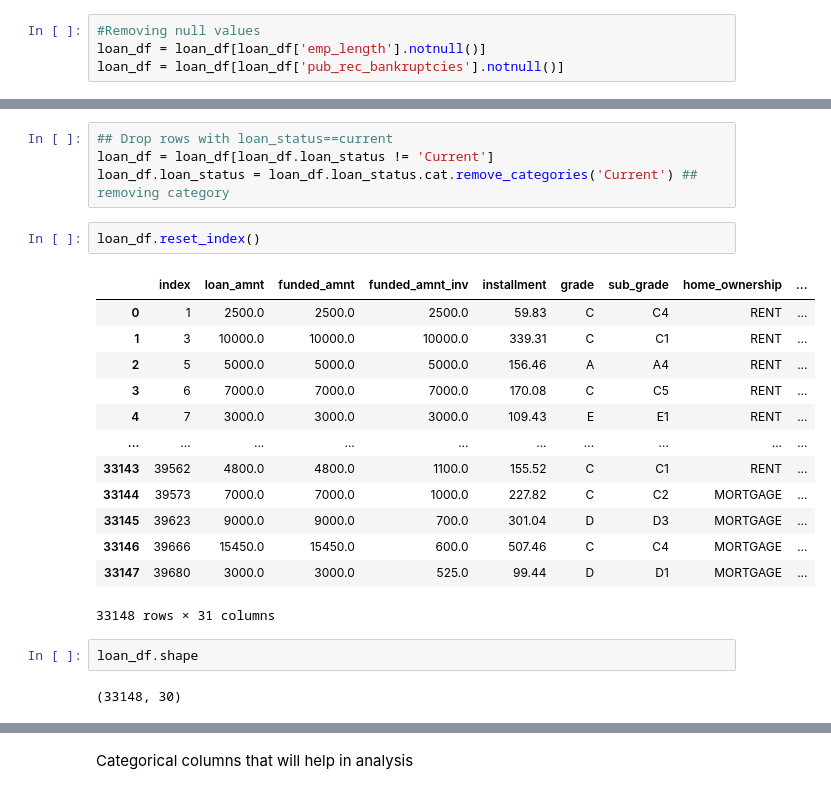
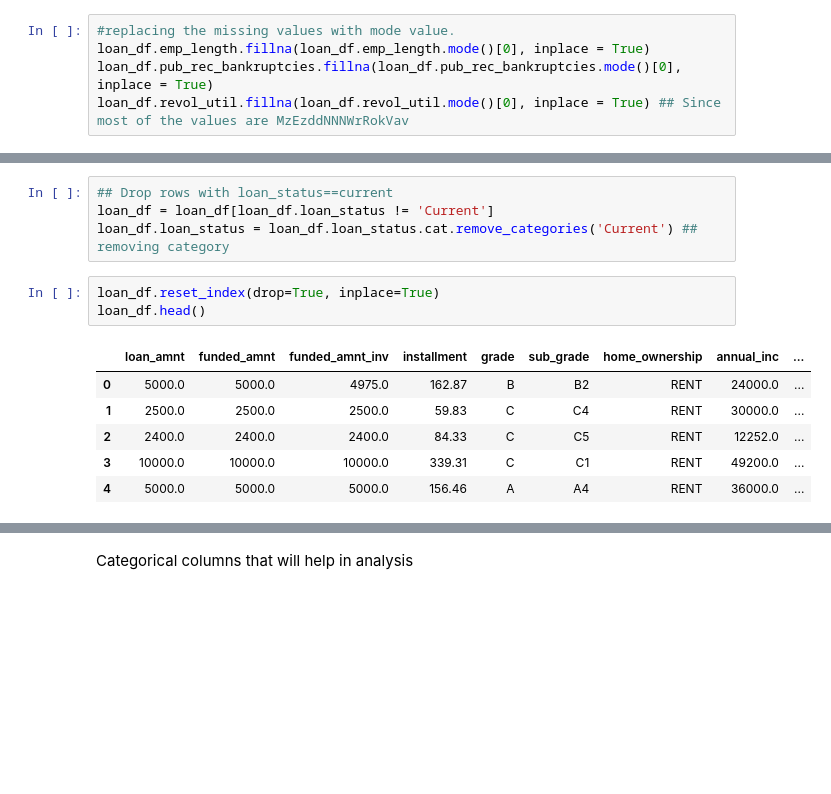
Before and after one commit to rainasharma/Lending-Club-Case-Study, a Jupyter notebook: Group_Raina_Sharma.ipynb, the cells around one changed output, grey strips where cells are left out. Drawn from its saved outputs; the diff is of its cells as text; blank space fills up the shorter version.

```diff
--- a/Group_Raina_Sharma.ipynb
+++ b/Group_Raina_Sharma.ipynb
@@ -138,7 +175,8 @@ dtype: float64
 # %%
-#Removing null values
-loan_df = loan_df[loan_df['emp_length'].notnull()]
-loan_df = loan_df[loan_df['pub_rec_bankruptcies'].notnull()]
+#replacing the missing values with mode value.
+loan_df.emp_length.fillna(loan_df.emp_length.mode()[0], inplace = True)
+loan_df.pub_rec_bankruptcies.fillna(loan_df.pub_rec_bankruptcies.mode()[0], inplace = True)
+loan_df.revol_util.fillna(loan_df.revol_util.mode()[0], inplace = True) ## Since most of the values are MzEzddNNNWrRokVav
 # %% [markdown]
 ## Handling Data Types
 # %%
@@ -433,22 +578,12 @@ loan_df.describe(percentiles=[0.25,0.5,0.75,0.9,0.95])
 loan_df = loan_df[loan_df.loan_status != 'Current']
 loan_df.loan_status = loan_df.loan_status.cat.remove_categories('Current') ## removing category
 # %%
-loan_df.reset_index()
+loan_df.reset_index(drop=True, inplace=True)
+loan_df.head()
 # %% [output]
-|  | index | loan_amnt | funded_amnt | funded_amnt_inv | installment | grade | sub_grade | home_ownership | ... |
-| 0 | 1 | 2500.0 | 2500.0 | 2500.0 | 59.83 | C | C4 | RENT | ... |
-| 1 | 3 | 10000.0 | 10000.0 | 10000.0 | 339.31 | C | C1 | RENT | ... |
-| 2 | 5 | 5000.0 | 5000.0 | 5000.0 | 156.46 | A | A4 | RENT | ... |
-| 3 | 6 | 7000.0 | 7000.0 | 7000.0 | 170.08 | C | C5 | RENT | ... |
-| 4 | 7 | 3000.0 | 3000.0 | 3000.0 | 109.43 | E | E1 | RENT | ... |
-| ... | ... | ... | ... | ... | ... | ... | ... | ... | ... |
-| 33143 | 39562 | 4800.0 | 4800.0 | 1100.0 | 155.52 | C | C1 | RENT | ... |
-| 33144 | 39573 | 7000.0 | 7000.0 | 1000.0 | 227.82 | C | C2 | MORTGAGE | ... |
-| 33145 | 39623 | 9000.0 | 9000.0 | 700.0 | 301.04 | D | D3 | MORTGAGE | ... |
-| 33146 | 39666 | 15450.0 | 15450.0 | 600.0 | 507.46 | C | C4 | MORTGAGE | ... |
-| 33147 | 39680 | 3000.0 | 3000.0 | 525.0 | 99.44 | D | D1 | MORTGAGE | ... |
+|  | loan_amnt | funded_amnt | funded_amnt_inv | installment | grade | sub_grade | home_ownership | annual_inc | ... |
+| 0 | 5000.0 | 5000.0 | 4975.0 | 162.87 | B | B2 | RENT | 24000.0 | ... |
+| 1 | 2500.0 | 2500.0 | 2500.0 | 59.83 | C | C4 | RENT | 30000.0 | ... |
+| 2 | 2400.0 | 2400.0 | 2400.0 | 84.33 | C | C5 | RENT | 12252.0 | ... |
+| 3 | 10000.0 | 10000.0 | 10000.0 | 339.31 | C | C1 | RENT | 49200.0 | ... |
+| 4 | 5000.0 | 5000.0 | 5000.0 | 156.46 | A | A4 | RENT | 36000.0 | ... |
-33148 rows × 31 columns
-# %%
-loan_df.shape
-# %% [output]
-(33148, 30)
```
Also changed, not shown: parts of 70 cells of this notebook.
